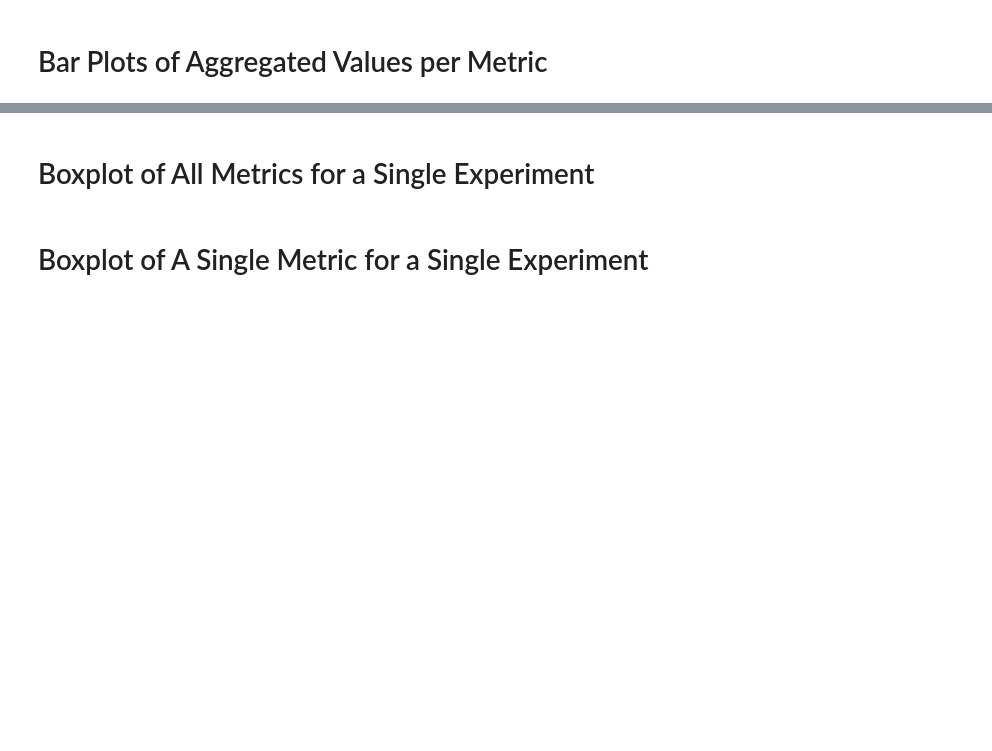
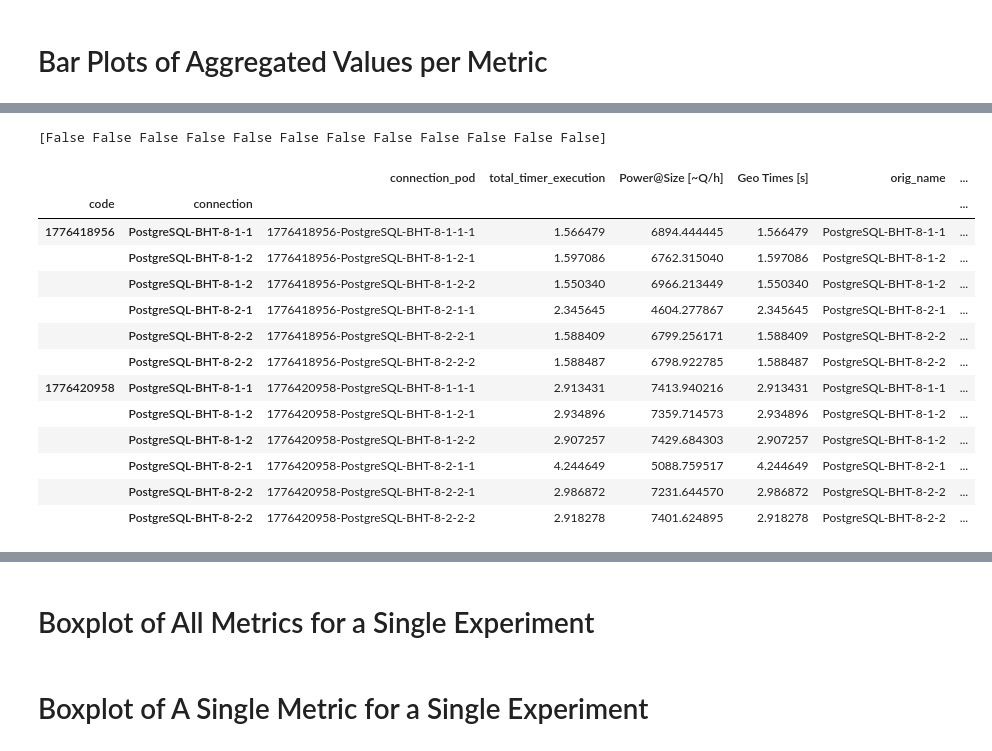
Before and after one commit to Beuth-Erdelt/Benchmark-Experiment-Host-Manager, a Jupyter notebook: dev/Collector-TPC-H.ipynb, the cells around one changed output, grey strips where cells are left out. Cells and saved outputs as stored; diff of their text form; code cells hidden in the pictures; blank space fills up the shorter version.

```diff
--- a/dev/Collector-TPC-H.ipynb
+++ b/dev/Collector-TPC-H.ipynb
@@ -176,0 +295,7 @@ if not b_skip_plots:
+# %%
+df_performance = collect.get_performance_per_pod()
+
+df_performance_first = df_performance[df_performance['client']==1]
+df_performance_second = df_performance[df_performance['client']==2]
+
+df_performance.T
@@ -176,0 +391,22 @@ if not b_skip_plots:
+# %%
+cols = ['code', 'connection']
+print(df_performance.index.duplicated())
+df = df_performance.rename_axis('connection_pod').reset_index()
+df = df.set_index(cols)
+df
+# %% [output]
+[False False False False False False False False False False False False]
+|  |  | connection_pod | total_timer_execution | Power@Size [~Q/h] | Geo Times [s] | orig_name | ... |
+| code | connection |  |  |  |  |  | ... |
+| 1776418956 | PostgreSQL-BHT-8-1-1 | 1776418956-PostgreSQL-BHT-8-1-1-1 | 1.566479 | 6894.444445 | 1.566479 | PostgreSQL-BHT-8-1-1 | ... |
+|  | PostgreSQL-BHT-8-1-2 | 1776418956-PostgreSQL-BHT-8-1-2-1 | 1.597086 | 6762.315040 | 1.597086 | PostgreSQL-BHT-8-1-2 | ... |
+|  | PostgreSQL-BHT-8-1-2 | 1776418956-PostgreSQL-BHT-8-1-2-2 | 1.550340 | 6966.213449 | 1.550340 | PostgreSQL-BHT-8-1-2 | ... |
+|  | PostgreSQL-BHT-8-2-1 | 1776418956-PostgreSQL-BHT-8-2-1-1 | 2.345645 | 4604.277867 | 2.345645 | PostgreSQL-BHT-8-2-1 | ... |
+|  | PostgreSQL-BHT-8-2-2 | 1776418956-PostgreSQL-BHT-8-2-2-1 | 1.588409 | 6799.256171 | 1.588409 | PostgreSQL-BHT-8-2-2 | ... |
+|  | PostgreSQL-BHT-8-2-2 | 1776418956-PostgreSQL-BHT-8-2-2-2 | 1.588487 | 6798.922785 | 1.588487 | PostgreSQL-BHT-8-2-2 | ... |
+| 1776420958 | PostgreSQL-BHT-8-1-1 | 1776420958-PostgreSQL-BHT-8-1-1-1 | 2.913431 | 7413.940216 | 2.913431 | PostgreSQL-BHT-8-1-1 | ... |
+|  | PostgreSQL-BHT-8-1-2 | 1776420958-PostgreSQL-BHT-8-1-2-1 | 2.934896 | 7359.714573 | 2.934896 | PostgreSQL-BHT-8-1-2 | ... |
+|  | PostgreSQL-BHT-8-1-2 | 1776420958-PostgreSQL-BHT-8-1-2-2 | 2.907257 | 7429.684303 | 2.907257 | PostgreSQL-BHT-8-1-2 | ... |
+|  | PostgreSQL-BHT-8-2-1 | 1776420958-PostgreSQL-BHT-8-2-1-1 | 4.244649 | 5088.759517 | 4.244649 | PostgreSQL-BHT-8-2-1 | ... |
+|  | PostgreSQL-BHT-8-2-2 | 1776420958-PostgreSQL-BHT-8-2-2-1 | 2.986872 | 7231.644570 | 2.986872 | PostgreSQL-BHT-8-2-2 | ... |
+|  | PostgreSQL-BHT-8-2-2 | 1776420958-PostgreSQL-BHT-8-2-2-2 | 2.918278 | 7401.624895 | 2.918278 | PostgreSQL-BHT-8-2-2 | ... |
```
Also changed, not shown: parts of 70 cells of this notebook, 4 other files.
